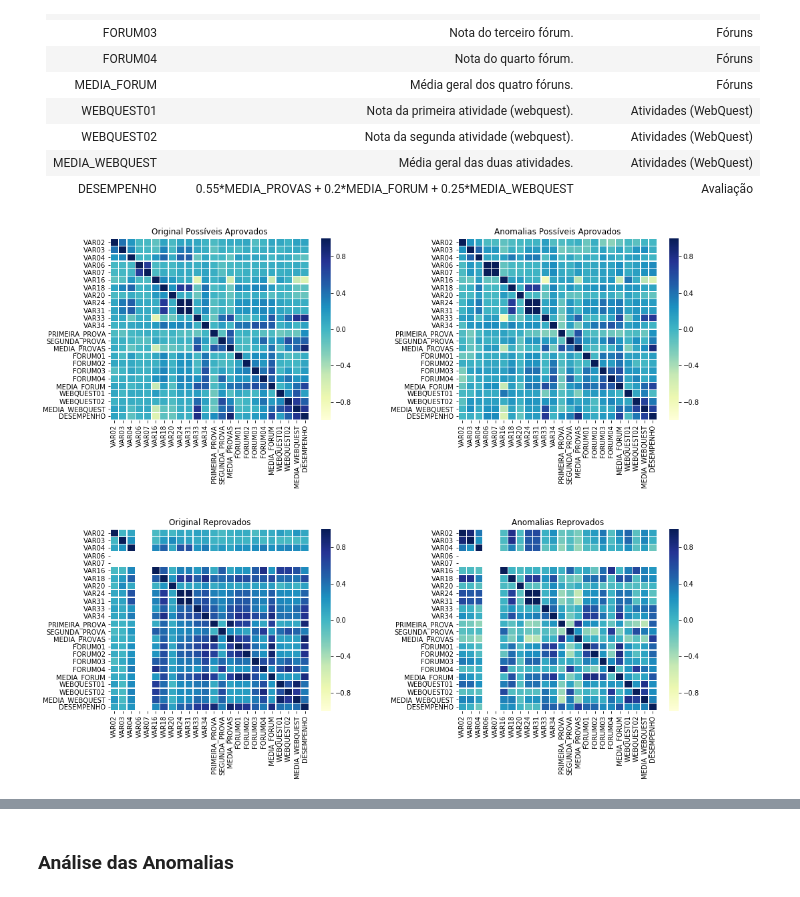
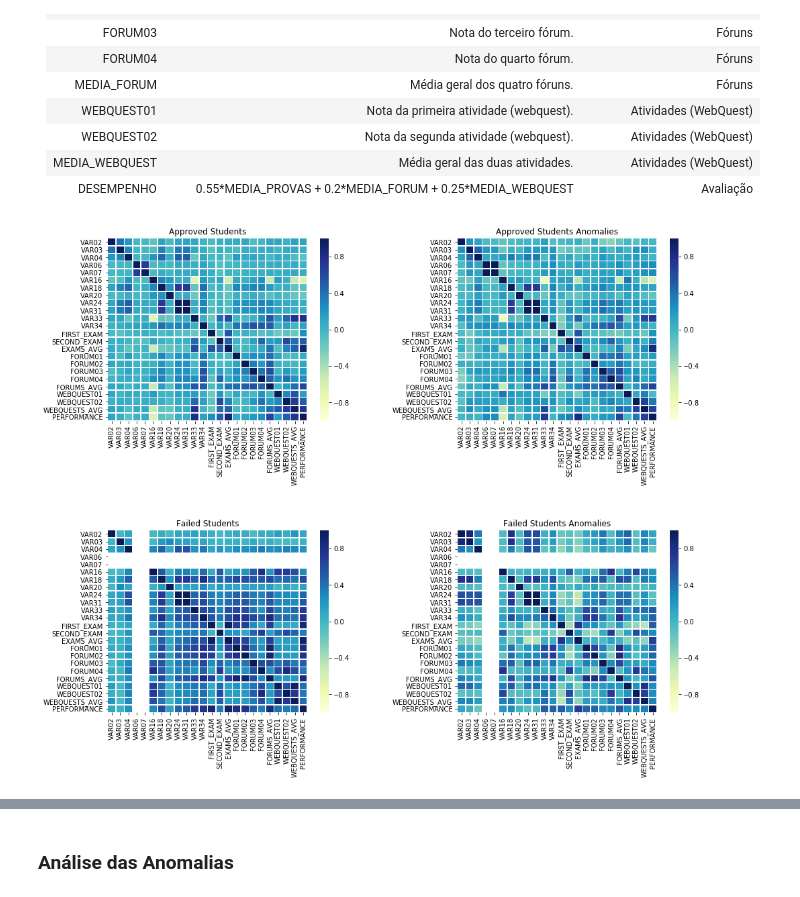
Before and after one commit to Drakmord2/EDM, a Jupyter notebook: Notebooks/Modelagem.ipynb, the cells around one changed output, grey strips where cells are left out. Cells and saved outputs as stored; diff of their text form; code cells hidden in the pictures.

Commit message:
Difference heatmap; Variables boxplot.

```diff
--- a/Notebooks/Modelagem.ipynb
+++ b/Notebooks/Modelagem.ipynb
@@ -134,6 +135,7 @@ def heatmap(df, title, ax):
         vmin=-1,
         vmax=1,
         ax=ax)
+    return corr
 # %% [markdown]
 ## Modelagem
 ----
@@ -282,12 +282,19 @@ df_clean_norm = df_clean_norm.loc[idxs]
 # %%
 # Heatmap
 f, (ax1, ax2) = plt.subplots(2, 2, figsize=(16,13))
 plt.subplots_adjust(wspace=0.4, hspace=0.6)
 
-heatmap(df_clean_norm.loc[df_clean_norm["DESEMPENHO_BINARIO"] == 0], "Original Possíveis Aprovados", ax1[0])
-heatmap(anomalias_norm.loc[anomalias_norm["DESEMPENHO_BINARIO"] == 0], "Anomalias Possíveis Aprovados", ax1[1])
+translation = {
+    "PRIMEIRA_PROVA":"FIRST_EXAM", "SEGUNDA_PROVA":"SECOND_EXAM", "MEDIA_PROVAS":"EXAMS_AVG",
+    "MEDIA_FORUM":"FORUMS_AVG", "MEDIA_WEBQUEST":"WEBQUESTS_AVG", "DESEMPENHO":"PERFORMANCE"
+}
+df_clean_norm_t = df_clean_norm.rename(index=str, columns=translation)
+anomalias_norm_t = anomalias_norm.rename(index=str, columns=translation)
 
-heatmap(df_clean_norm.loc[df_clean_norm["DESEMPENHO_BINARIO"] == 1], "Original Reprovados", ax2[0])
-heatmap(anomalias_norm.loc[anomalias_norm["DESEMPENHO_BINARIO"] == 1], "Anomalias Reprovados", ax2[1])
+df_clean_corr = heatmap(df_clean_norm_t.loc[df_clean_norm_t["DESEMPENHO_BINARIO"] == 0], "Approved Students", ax1[0])
+anomalias_corr = heatmap(anomalias_norm_t.loc[anomalias_norm_t["DESEMPENHO_BINARIO"] == 0], "Approved Students Anomalies", ax1[1])
+
+_ = heatmap(df_clean_norm_t.loc[df_clean_norm_t["DESEMPENHO_BINARIO"] == 1], "Failed Students", ax2[0])
+_ = heatmap(anomalias_norm_t.loc[anomalias_norm_t["DESEMPENHO_BINARIO"] == 1], "Failed Students Anomalies", ax2[1])
 # %% [output]
-[figure, old version]
+[figure, new version]
```
Also changed, not shown: parts of 10 cells of this notebook.
